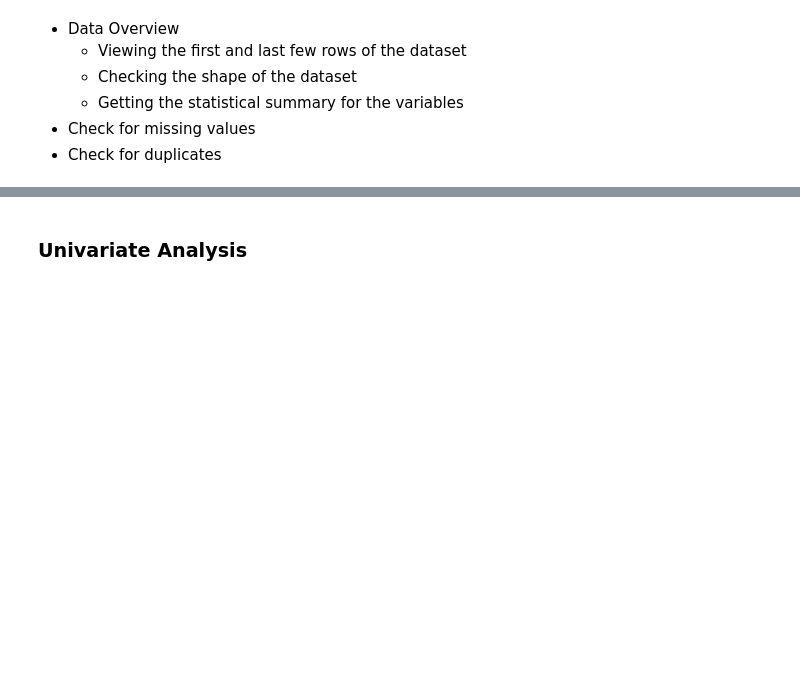
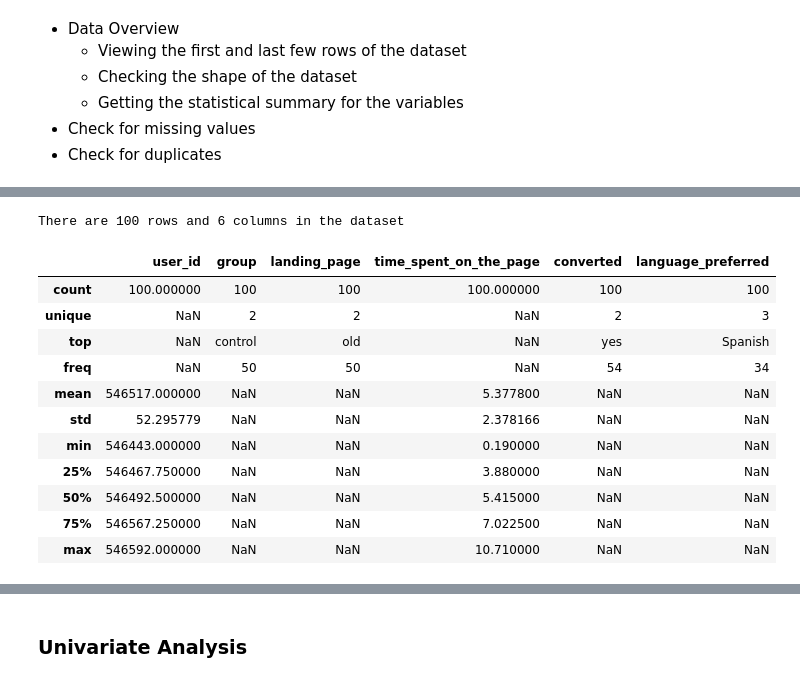
Before and after one commit to akatjizeu/Data-Science, a Jupyter notebook: deakin-bridging/business-stats/ENews_Express_Learner_Notebook_Full_Code.ipynb, the cells around one changed output, grey strips where cells are left out. Saved outputs shown, nothing was run; the diff lists cells and outputs as text; code cells hidden in the pictures; blank space fills up the shorter version.

```diff
--- a/deakin-bridging/business-stats/ENews_Express_Learner_Notebook_Full_Code.ipynb
+++ b/deakin-bridging/business-stats/ENews_Express_Learner_Notebook_Full_Code.ipynb
@@ -36,3 +38,6 @@ import seaborn as sns
 from scipy import stats
 # %% [markdown]
 ## Reading the Data into a DataFrame
+# %%
+data = pd.read_csv('abtest.csv')
+data.head(10)
@@ -47,0 +80,21 @@ from scipy import stats
+# %%
+#Ch3kcing the shape of the dataset
+print(f'There are {data.shape[0]} rows and {data.shape[1]} columns in the dataset')
+# %% [output]
+There are 100 rows and 6 columns in the dataset
+# %%
+#Getting the statistical summary of the data
+data.describe(include='all')
+# %% [output]
+|  | user_id | group | landing_page | time_spent_on_the_page | converted | language_preferred |
+| count | 100.000000 | 100 | 100 | 100.000000 | 100 | 100 |
+| unique | NaN | 2 | 2 | NaN | 2 | 3 |
+| top | NaN | control | old | NaN | yes | Spanish |
+| freq | NaN | 50 | 50 | NaN | 54 | 34 |
+| mean | 546517.000000 | NaN | NaN | 5.377800 | NaN | NaN |
+| std | 52.295779 | NaN | NaN | 2.378166 | NaN | NaN |
+| min | 546443.000000 | NaN | NaN | 0.190000 | NaN | NaN |
+| 25% | 546467.750000 | NaN | NaN | 3.880000 | NaN | NaN |
+| 50% | 546492.500000 | NaN | NaN | 5.415000 | NaN | NaN |
+| 75% | 546567.250000 | NaN | NaN | 7.022500 | NaN | NaN |
+| max | 546592.000000 | NaN | NaN | 10.710000 | NaN | NaN |
```
Also changed, not shown: parts of 9 cells of this notebook.
